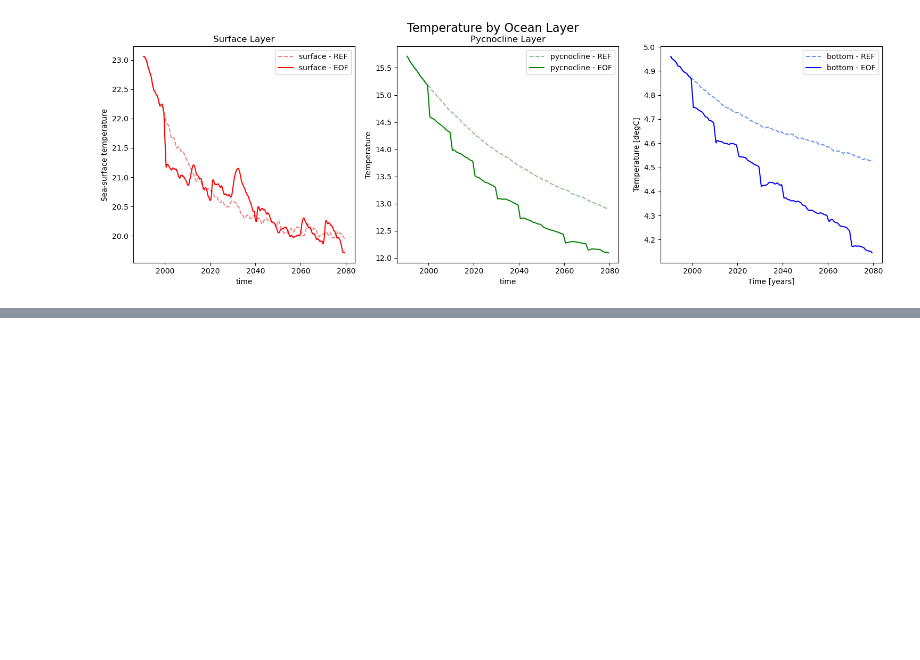
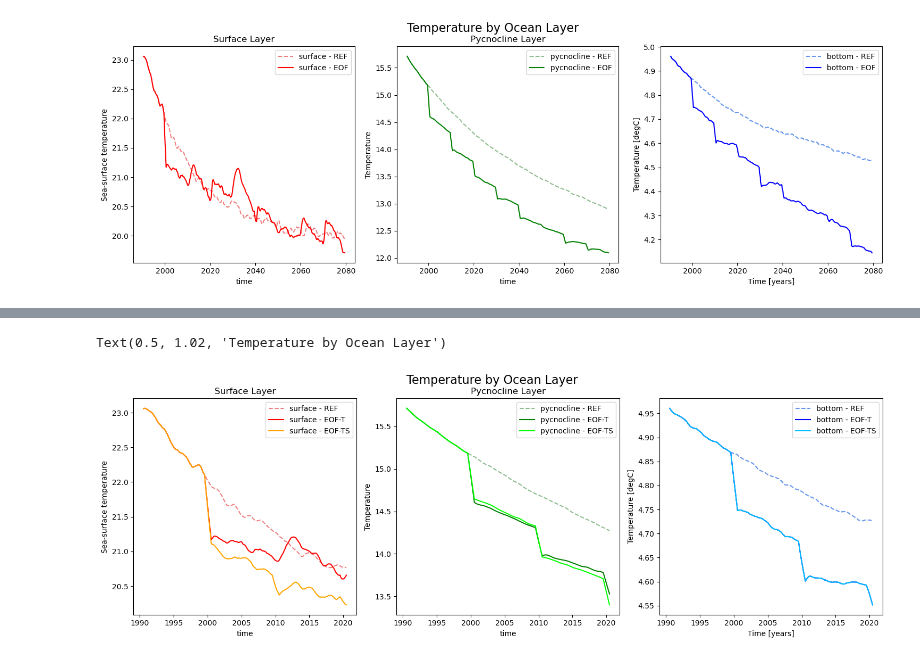
Before and after one commit to asozza/stece, a Jupyter notebook: osprey/notebooks/test_timeseries.ipynb, the cells around one changed output, grey strips where cells are left out. Cells and saved outputs as stored; diff of their text form; code cells hidden in the pictures; blank space fills up the shorter version.

```diff
--- a/osprey/notebooks/test_timeseries.ipynb
+++ b/osprey/notebooks/test_timeseries.ipynb
@@ -187,0 +252,43 @@ Text(0.5, 1.02, 'Temperature by Ocean Layer')
+# %%
+# FE01, FE02
+
+# Create a figure with 3 subplots (one for each layer)
+fig, axes = plt.subplots(1, 3, figsize=(15, 5))
+
+# Surface layer
+timeseries(expname='lfr0', startyear=1990, endyear=2020, varlabel='tos', reader='post',
+           rescale=False, color='lightcoral', linestyle='--', label='surface - REF', ax=axes[0])
+timeseries(expname='FE01', startyear=1990, endyear=2020, varlabel='tos', reader='post',
+           rescale=False, color='red', linestyle='-', label='surface - EOF-T', ax=axes[0])
+timeseries(expname='FE02', startyear=1990, endyear=2020, varlabel='tos', reader='post',
+           rescale=False, color='orange', linestyle='-', label='surface - EOF-TS', ax=axes[0])
+axes[0].legend(loc='upper right')
+axes[0].set_title('Surface Layer')
+
+# Pycnocline layer
+timeseries(expname='lfr0', startyear=1990, endyear=2020, varlabel='thetao-pyc', reader='post',
+           rescale=False, color='darkseagreen', linestyle='--', label='pycnocline - REF', ax=axes[1])
+timeseries(expname='FE01', startyear=1990, endyear=2020, varlabel='thetao-pyc', reader='post',
+           rescale=False, color='green', linestyle='-', label='pycnocline - EOF-T', ax=axes[1])
+timeseries(expname='FE02', startyear=1990, endyear=2020, varlabel='thetao-pyc', reader='post',
+           rescale=False, color='lime', linestyle='-', label='pycnocline - EOF-TS', ax=axes[1])
+axes[1].legend(loc='upper right')
+axes[1].set_title('Pycnocline Layer')
+
+# Bottom layer
+timeseries(expname='lfr0', startyear=1990, endyear=2020, varlabel='sbt', reader='post',
+           rescale=False, color='cornflowerblue', linestyle='--', label='bottom - REF', ax=axes[2])
+timeseries(expname='FE01', startyear=1990, endyear=2020, varlabel='sbt', reader='post',
+           rescale=False, color='blue', linestyle='-', label='bottom - EOF-T', ax=axes[2])
+timeseries(expname='FE01', startyear=1990, endyear=2020, varlabel='sbt', reader='post',
+           rescale=False, color='deepskyblue', linestyle='-', label='bottom - EOF-TS', ax=axes[2])
+axes[2].legend(loc='upper right')
+axes[2].set_ylabel('Temperature [degC]')
+axes[2].set_xlabel('Time [years]')
+
+# Adjust layout to prevent overlap
+plt.tight_layout()
+
+# Set the main title for the figure
+fig.suptitle('Temperature by Ocean Layer', fontsize=16, y=1.02)
+# %% [output]
@@ -187,0 +312,2 @@ Text(0.5, 1.02, 'Temperature by Ocean Layer')
+Text(0.5, 1.02, 'Temperature by Ocean Layer')
+[figure, added]
```
Also changed, not shown: parts of 8 cells of this notebook, 5 other files.
